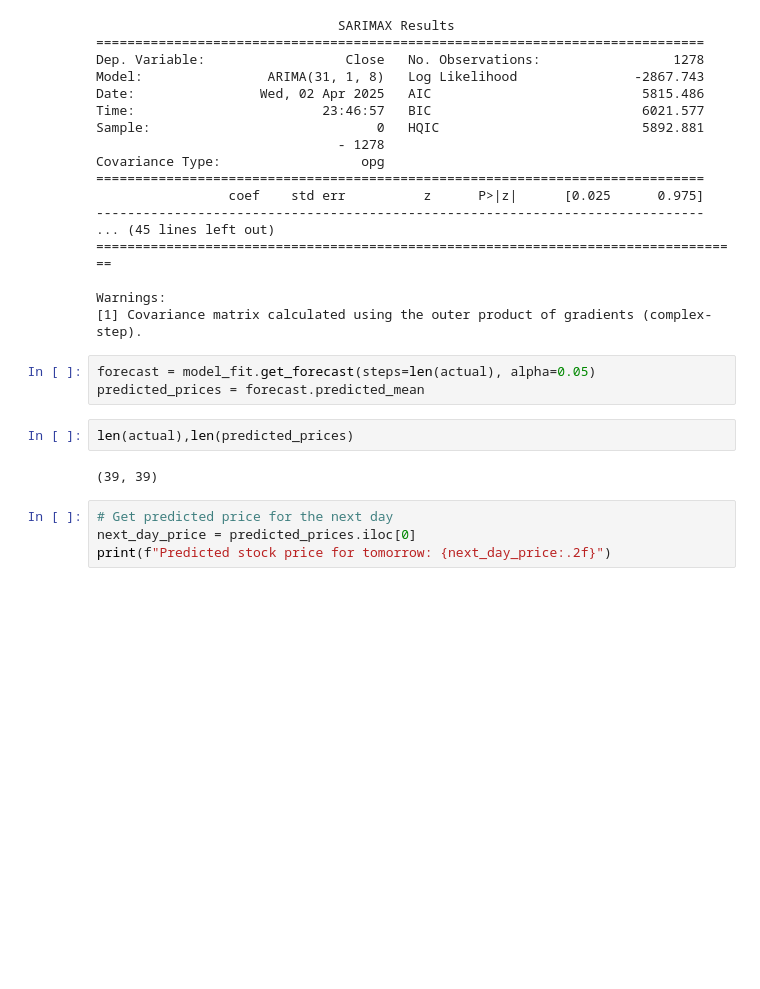
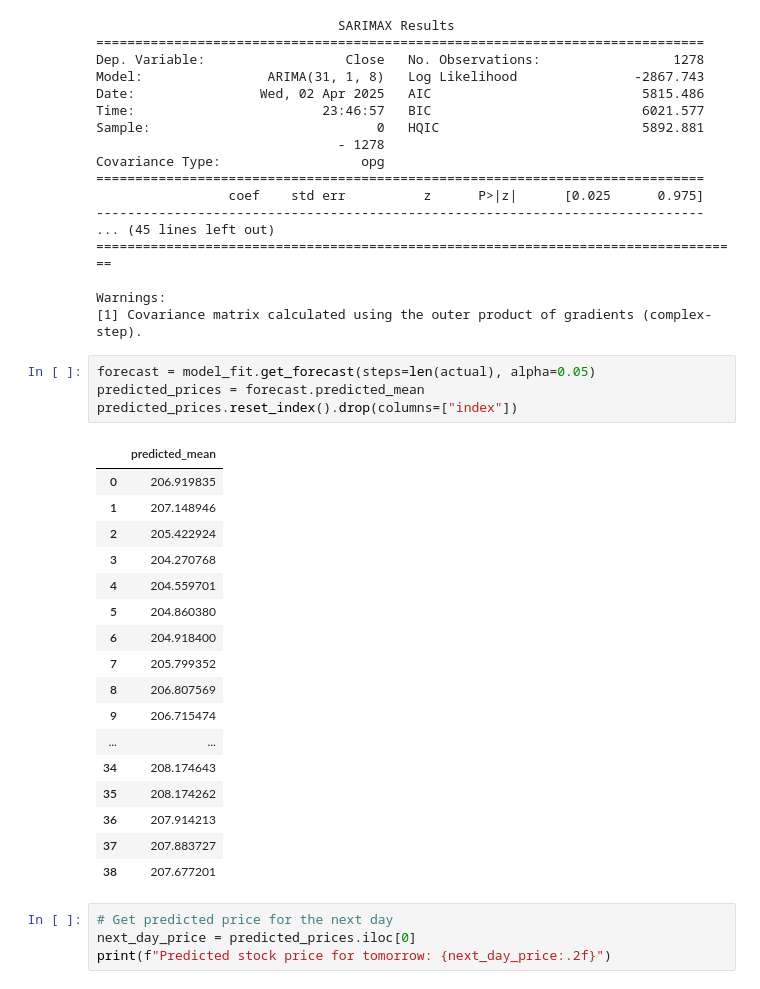
Before and after one commit to KarthikeyanBaskaran/StockPrediction, a Jupyter notebook: Capstone_Microsoft.ipynb, the cells around one changed output. Saved outputs shown, nothing was run; the diff lists cells and outputs as text; blank space fills up the shorter version.

```diff
--- a/Capstone_Microsoft.ipynb
+++ b/Capstone_Microsoft.ipynb
@@ -223,10 +223,25 @@ Warnings:
 # %%
 forecast = model_fit.get_forecast(steps=len(actual), alpha=0.05)
 predicted_prices = forecast.predicted_mean
+predicted_prices.reset_index().drop(columns=["index"])
+# %% [output]
+|  | predicted_mean |
+| 0 | 206.919835 |
+| 1 | 207.148946 |
+| 2 | 205.422924 |
+| 3 | 204.270768 |
+| 4 | 204.559701 |
+| 5 | 204.860380 |
+| 6 | 204.918400 |
+| 7 | 205.799352 |
+| 8 | 206.807569 |
+| 9 | 206.715474 |
+| ... | ... |
+| 34 | 208.174643 |
+| 35 | 208.174262 |
+| 36 | 207.914213 |
+| 37 | 207.883727 |
+| 38 | 207.677201 |
-# %%
-len(actual),len(predicted_prices)
-# %% [output]
-(39, 39)
 # %%
 # Get predicted price for the next day
 next_day_price = predicted_prices.iloc[0]
```
Also changed, not shown: parts of 1 cell of this notebook.
